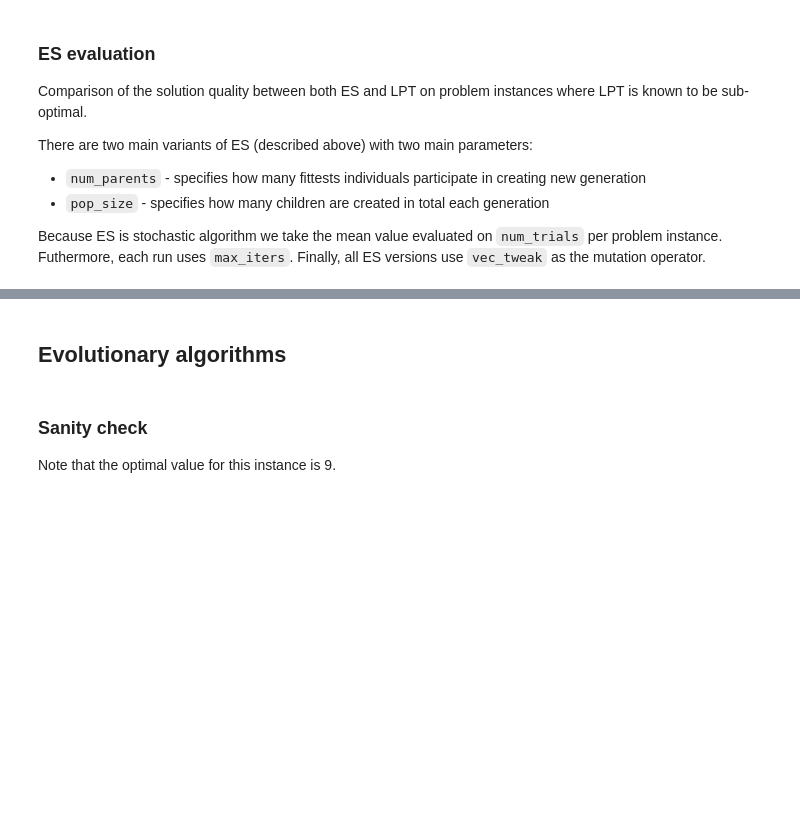
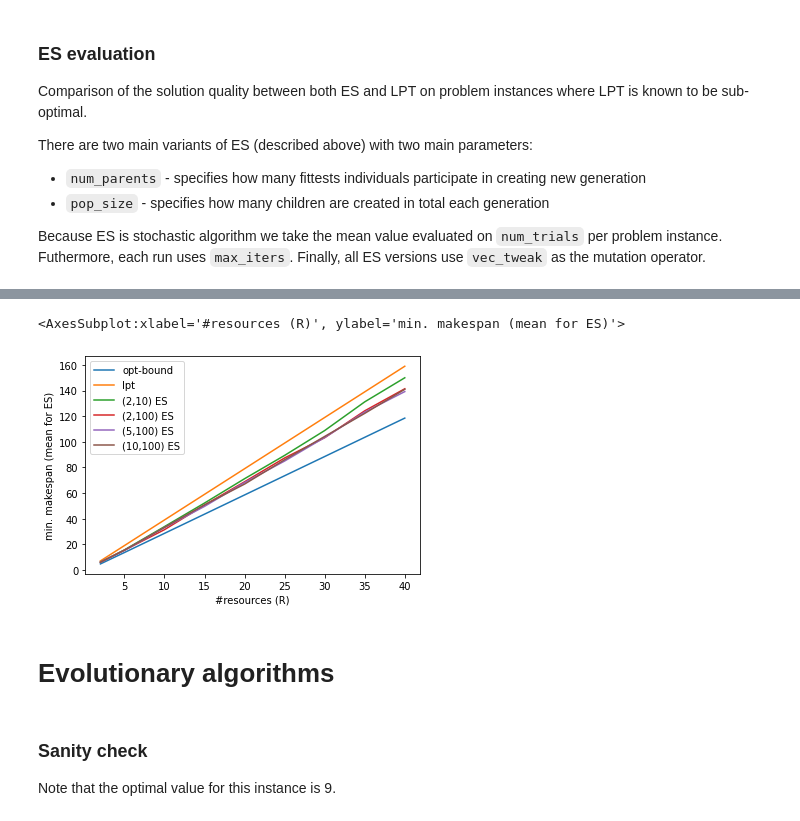
Before and after one commit to matyama/makespan-poc, a Jupyter notebook: notebooks/metaheuristics.ipynb, the cells around one changed output, grey strips where cells are left out. Saved outputs shown, nothing was run; the diff lists cells and outputs as text; code cells hidden in the pictures; blank space fills up the shorter version.

```diff
--- a/notebooks/metaheuristics.ipynb
+++ b/notebooks/metaheuristics.ipynb
@@ -168,5 +212,11 @@ es_df
+# %%
+good_es_df = pd.concat((es_df[c] for c in es_df.columns if all(es_df[c] <= es_df.lpt) and '+' not in c), axis=1)
+good_es_df.plot.line(xlabel='#resources (R)', ylabel='min. makespan (mean for ES)')
+# %% [output]
+<AxesSubplot:xlabel='#resources (R)', ylabel='min. makespan (mean for ES)'>
+[figure, added]
 # %% [markdown]
-## Evolutionary algorithms
+# Evolutionary algorithms
 # %% [markdown]
 ### Sanity check
 Note that the optimal value for this instance is 9.
```
Also changed, not shown: parts of 12 cells of this notebook.
